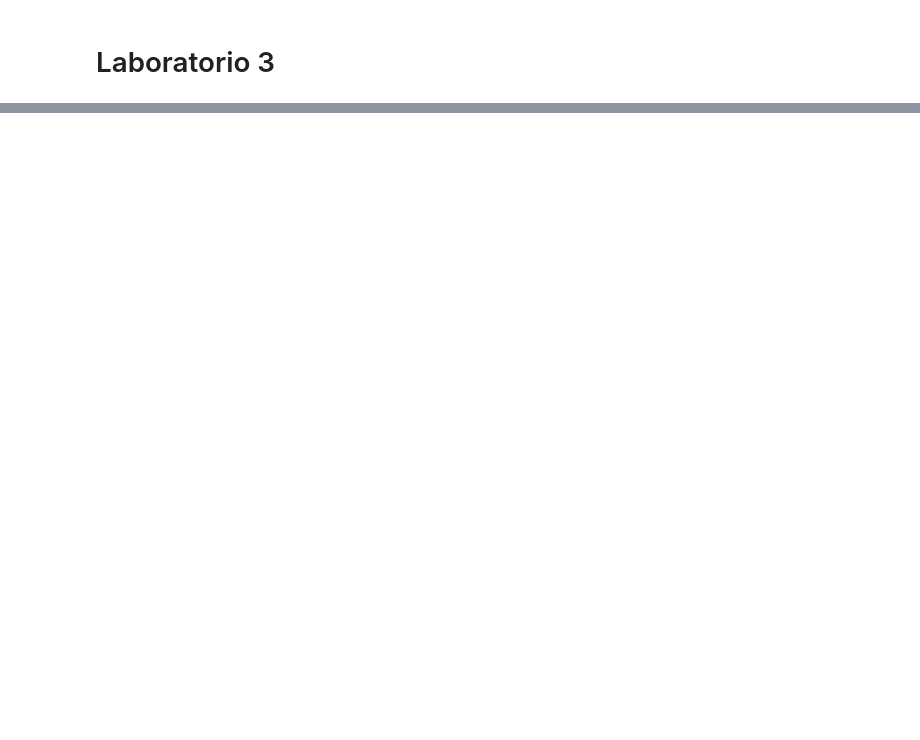
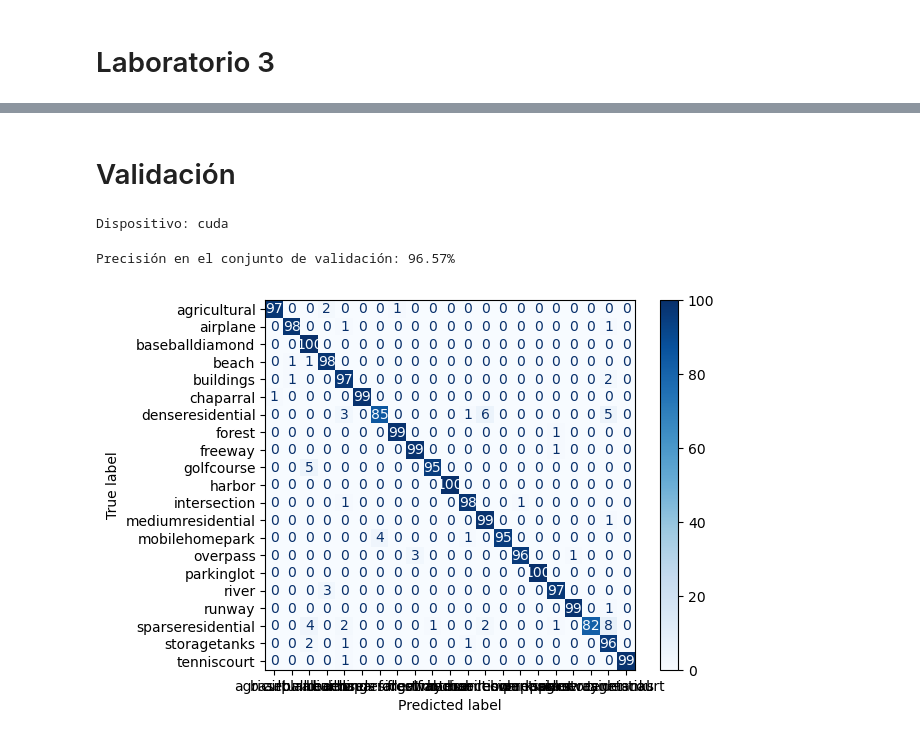
Before and after one commit to tiarinix/Laboratorios-de-inteligencia-artificial, a Jupyter notebook: Lab3.ipynb, the cells around one changed output, grey strips where cells are left out. Drawn from its saved outputs; the diff is of its cells as text; code cells hidden in the pictures; blank space fills up the shorter version.

Commit message:
Validacion de los datos 	modified:   Lab3.ipynb

```diff
--- a/Lab3.ipynb
+++ b/Lab3.ipynb
@@ -9,6 +9,7 @@ from torchvision import datasets, transforms
 
 # Set device (use GPU if available)
 device = torch.device("cuda" if torch.cuda.is_available() else "cpu")
+print("cuda" if torch.cuda.is_available() else "cpu")
 
 # Load pretrained GoogLeNet model
 model = models.googlenet(pretrained=True)
@@ -33,7 +34,7 @@ transforms.Normalize(mean=[0.485, 0.456, 0.406], std=[0.229, 0.224, 0.225]),
 # Load your dataset
 
 # Assuming dataset is in a directory with subfolders for each class
-train_dataset = datasets.ImageFolder(root="C:\\Users\\tiari\\Documents\\images_train_test_val", transform=transform)
+train_dataset = datasets.ImageFolder(root="C:\\Users\\tiari\\OneDrive\\Documents\\IA\\images_train_test_val\\train", transform=transform)
 train_loader = DataLoader(train_dataset, batch_size=32, shuffle=True)
 
 # Training loop
@@ -54,6 +55,6 @@ for epoch in range(num_epochs):
         optimizer.step()
         running_loss += loss.item()
     print(f"Epoch [{epoch+1}/{num_epochs}], Loss: {running_loss/len(train_loader):.4f}")
-    torch.save(model.state_dict(), "G:\Mi unidad\2024_2\Inteligencia_Artificial\Laboratorios_IA\Lab3\modelo"+str(epoch))
+    torch.save(model.state_dict(), f"C:\\Users\\tiari\\OneDrive\\Documents\\IA\\model_epoch_{epoch}.pth")
 print("Training complete.")
 # %% [output]
@@ -63,0 +73,74 @@ FileNotFoundError: [Errno 2] No such file or directory: 'G:\\Mi unidad\x824_2\\I
+# %% [markdown]
+# Validación
+# %%
+
+import torch
+import torch.nn as nn
+import torchvision.models as models
+from torch.utils.data import DataLoader
+from torchvision import datasets, transforms
+from sklearn.metrics import confusion_matrix, ConfusionMatrixDisplay
+import matplotlib.pyplot as plt
+
+# Configurar el dispositivo (usar GPU si está disponible)
+device = torch.device("cuda" if torch.cuda.is_available() else "cpu")
+print("Dispositivo:", "cuda" if torch.cuda.is_available() else "cpu")
+
+# Cargar el modelo GoogLeNet preentrenado
+model = models.googlenet(pretrained=True)
+
+# Modificar la capa totalmente conectada final para 21 clases
+num_classes = 21
+model.fc = nn.Linear(model.fc.in_features, num_classes)
+
+# Mover el modelo al dispositivo seleccionado
+model = model.to(device)
+
+# Cargar el estado del modelo desde un archivo .pth
+model_path = "C:\\Users\\tiari\\OneDrive\\Documents\\IA\\model_epoch_9.pth"
+model.load_state_dict(torch.load(model_path))
+model.eval()  # Poner el modelo en modo de evaluación
+
+# Definir las transformaciones de los datos (ajustar según sea necesario)
+transform = transforms.Compose([
+    transforms.Resize((224, 224)),
+    transforms.ToTensor(),
+    transforms.Normalize(mean=[0.485, 0.456, 0.406], std=[0.229, 0.224, 0.225]),
+])
+
+# Cargar el conjunto de validación
+val_dataset = datasets.ImageFolder(root="C:\\Users\\tiari\\OneDrive\\Documents\\IA\\images_train_test_val\\validation", transform=transform)
+val_loader = DataLoader(val_dataset, batch_size=32, shuffle=False)
+
+# Función para evaluar el modelo
+def evaluate_model(model, val_loader):
+    correct = 0
+    total = 0
+    all_labels = []
+    all_preds = []
+
+    with torch.no_grad():
+        for images, labels in val_loader:
+            images, labels = images.to(device), labels.to(device)
+            outputs = model(images)
+            _, predicted = torch.max(outputs, 1)
+            total += labels.size(0)
+            correct += (predicted == labels).sum().item()
+            all_labels.extend(labels.cpu().numpy())
+            all_preds.extend(predicted.cpu().numpy())
+
+    accuracy = correct / total
+    print(f'Precisión en el conjunto de validación: {accuracy * 100:.2f}%')
+
+    # Matriz de confusión
+    cm = confusion_matrix(all_labels, all_preds)
+    disp = ConfusionMatrixDisplay(confusion_matrix=cm, display_labels=val_dataset.classes)
+    disp.plot(cmap=plt.cm.Blues)
+    plt.show()
+
+# Evaluar el modelo
+evaluate_model(model, val_loader)
+# %% [output]
+Dispositivo: cuda
+Precisión en el conjunto de validación: 96.57%
+[figure, added]
```
Also changed, not shown: parts of 1 cell of this notebook.
